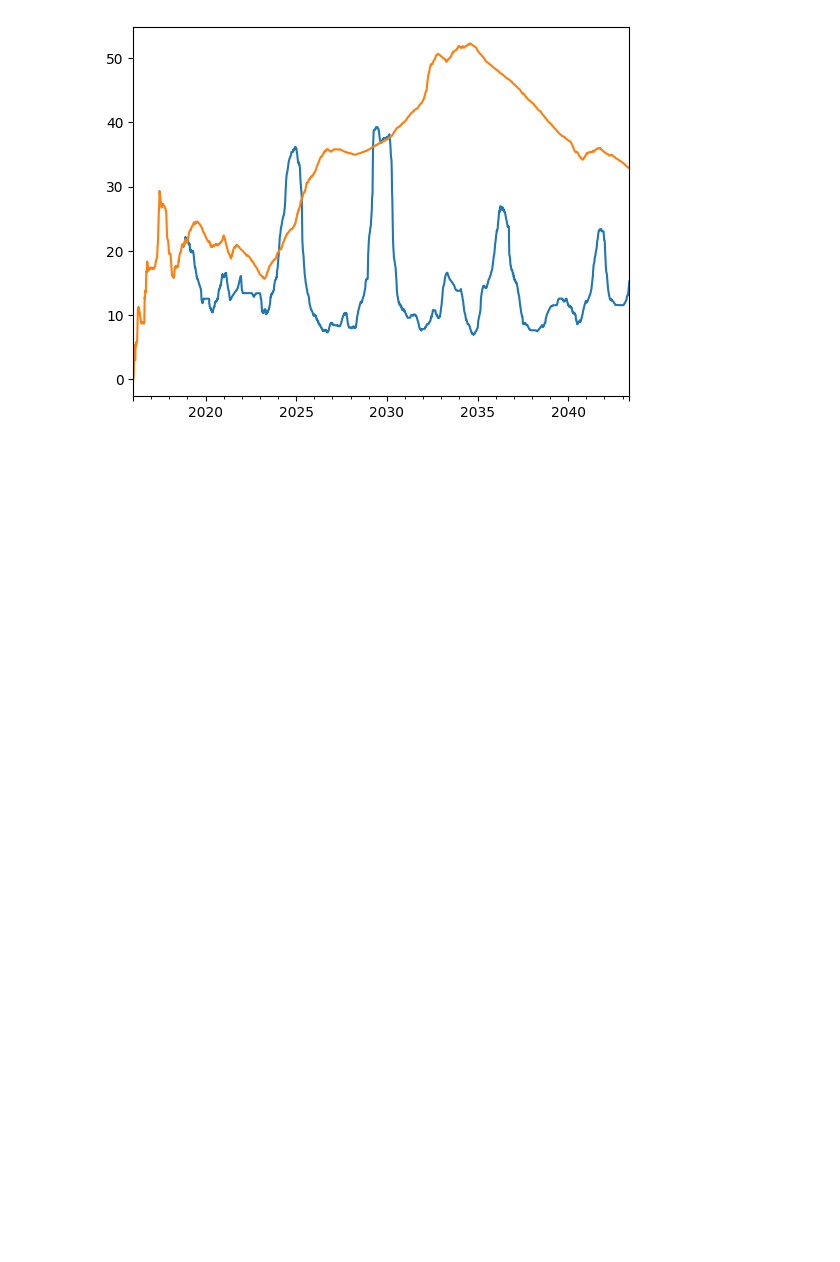
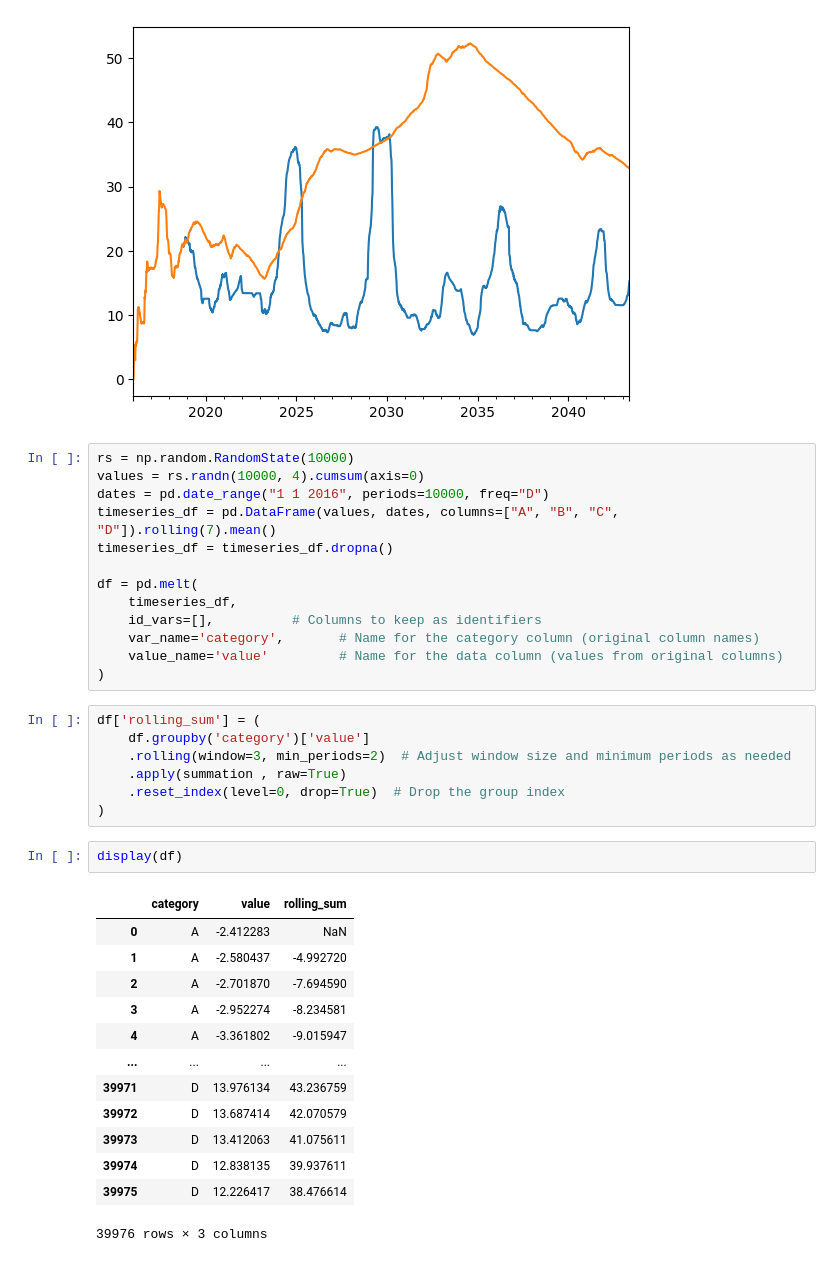
Before and after one commit to anddai/Data-Processing-Cheatsheet, a Jupyter notebook: rollingoutliers.ipynb, the cells around one changed output. Saved outputs shown, nothing was run; the diff lists cells and outputs as text; blank space fills up the shorter version.

```diff
--- a/rollingoutliers.ipynb
+++ b/rollingoutliers.ipynb
@@ -64,3 +64,39 @@ ax = timeseries_df["cum"].plot()
 | 2043-05-18 | 53.065677 | -19.905164 | 39.503049 | 12.226417 | 15.260107 | 32.852185 | -91525.933264 | 4258.849248 |
 9994 rows × 8 columns
 [figure]
+# %%
+rs = np.random.RandomState(10000)
+values = rs.randn(10000, 4).cumsum(axis=0)
+dates = pd.date_range("1 1 2016", periods=10000, freq="D")
+timeseries_df = pd.DataFrame(values, dates, columns=["A", "B", "C", "D"]).rolling(7).mean()
+timeseries_df = timeseries_df.dropna()
+
+df = pd.melt(
+    timeseries_df,
+    id_vars=[],          # Columns to keep as identifiers
+    var_name='category',       # Name for the category column (original column names)
+    value_name='value'         # Name for the data column (values from original columns)
+)
+# %%
+df['rolling_sum'] = (
+    df.groupby('category')['value']
+    .rolling(window=3, min_periods=2)  # Adjust window size and minimum periods as needed
+    .apply(summation , raw=True)
+    .reset_index(level=0, drop=True)  # Drop the group index
+)
+# %%
+display(df)
+# %% [output]
+|  | category | value | rolling_sum |
+| 0 | A | -2.412283 | NaN |
+| 1 | A | -2.580437 | -4.992720 |
+| 2 | A | -2.701870 | -7.694590 |
+| 3 | A | -2.952274 | -8.234581 |
+| 4 | A | -3.361802 | -9.015947 |
+| ... | ... | ... | ... |
+| 39971 | D | 13.976134 | 43.236759 |
+| 39972 | D | 13.687414 | 42.070579 |
+| 39973 | D | 13.412063 | 41.075611 |
+| 39974 | D | 12.838135 | 39.937611 |
+| 39975 | D | 12.226417 | 38.476614 |
+39976 rows × 3 columns
```
